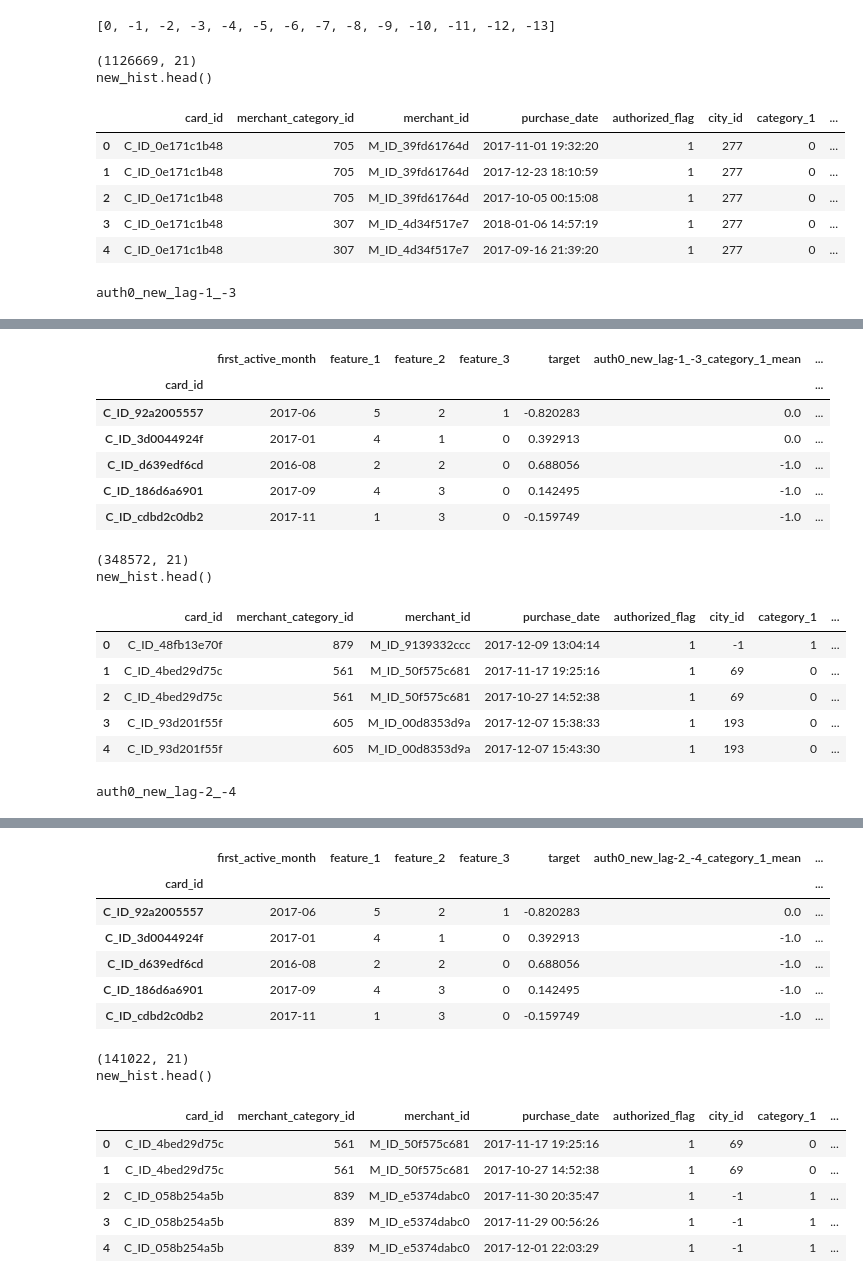
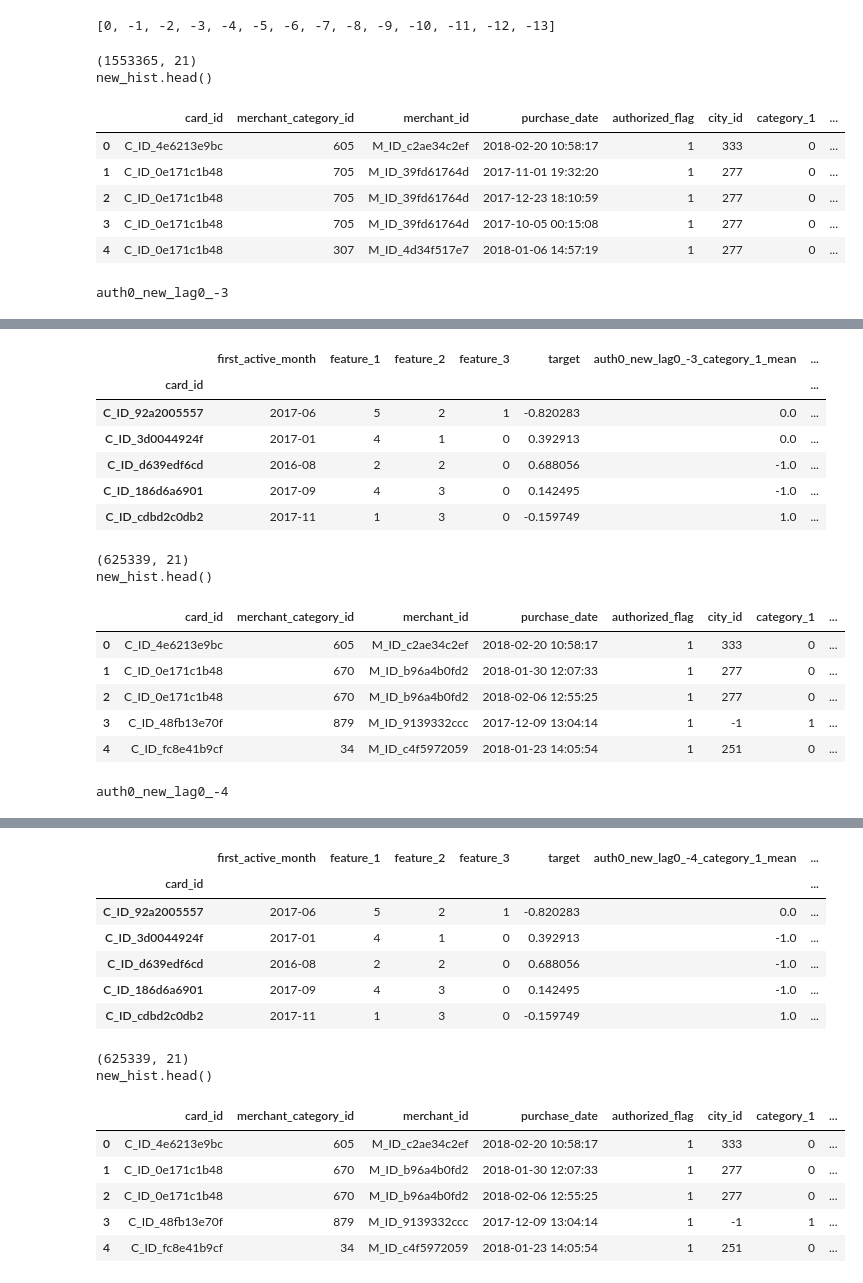
Before and after one commit to Chestnut1999/Elo-Recommendation-23place, a Jupyter notebook: jpy/170_elo_fe3_new_merchant.ipynb, the cells around one changed output, grey strips where cells are left out. Drawn from its saved outputs; the diff is of its cells as text; code cells hidden in the pictures.

```diff
--- a/jpy/170_elo_fe3_new_merchant.ipynb
+++ b/jpy/170_elo_fe3_new_merchant.ipynb
@@ -60,10 +60,12 @@ lag_list
 # %%
 df = auth1
 df = auth0
+fe_no = '_fe4'
 
 lag = 2
 
-lag1_list = np.arange(6) + 1
+# lag1_list = np.arange(6) + 1
+lag1_list = (np.zeros(6)).astype('int8')
 lag2_list = np.arange(6) + 3
 
 for num, (lag1, lag2) in enumerate(zip(lag1_list, lag2_list)):
@@ -206,7 +208,7 @@ for num, (lag1, lag2) in enumerate(zip(lag1_list, lag2_list)):
     #========================================================================
     # Save Feature
     #========================================================================
-    fname = f'{172+num}' + '_fe3'
+    fname = f'{172+num}' + fe_no
     ignore_features = ['unix_first_active_month', 'first_active_month', 'card_id', target]
 
     for col in df_train.columns:
@@ -225,12 +227,12 @@ for num, (lag1, lag2) in enumerate(zip(lag1_list, lag2_list)):
 #         utils.to_pkl_gzip(path = f'../season1_features/1_first_valid/{fname}_train_{col}@', obj=feat_train)
 #         utils.to_pkl_gzip(path = f'../season1_features/1_first_valid/{fname}_test_{col}@', obj=feat_test)
 # %% [output]
-(1126669, 21)
+(1553365, 21)
 new_hist.head()
 |  | card_id | merchant_category_id | merchant_id | purchase_date | authorized_flag | city_id | category_1 | ... |
-| 0 | C_ID_0e171c1b48 | 705 | M_ID_39fd61764d | 2017-11-01 19:32:20 | 1 | 277 | 0 | ... |
-| 1 | C_ID_0e171c1b48 | 705 | M_ID_39fd61764d | 2017-12-23 18:10:59 | 1 | 277 | 0 | ... |
-| 2 | C_ID_0e171c1b48 | 705 | M_ID_39fd61764d | 2017-10-05 00:15:08 | 1 | 277 | 0 | ... |
-| 3 | C_ID_0e171c1b48 | 307 | M_ID_4d34f517e7 | 2018-01-06 14:57:19 | 1 | 277 | 0 | ... |
-| 4 | C_ID_0e171c1b48 | 307 | M_ID_4d34f517e7 | 2017-09-16 21:39:20 | 1 | 277 | 0 | ... |
+| 0 | C_ID_4e6213e9bc | 605 | M_ID_c2ae34c2ef | 2018-02-20 10:58:17 | 1 | 333 | 0 | ... |
+| 1 | C_ID_0e171c1b48 | 705 | M_ID_39fd61764d | 2017-11-01 19:32:20 | 1 | 277 | 0 | ... |
+| 2 | C_ID_0e171c1b48 | 705 | M_ID_39fd61764d | 2017-12-23 18:10:59 | 1 | 277 | 0 | ... |
+| 3 | C_ID_0e171c1b48 | 705 | M_ID_39fd61764d | 2017-10-05 00:15:08 | 1 | 277 | 0 | ... |
+| 4 | C_ID_0e171c1b48 | 307 | M_ID_4d34f517e7 | 2018-01-06 14:57:19 | 1 | 277 | 0 | ... |
-auth0_new_lag-1_-3
+auth0_new_lag0_-3
@@ -243,16 +245,16 @@ auth0_new_lag-1_-3
-|  | first_active_month | feature_1 | feature_2 | feature_3 | target | auth0_new_lag-1_-3_category_1_mean | ... |
+|  | first_active_month | feature_1 | feature_2 | feature_3 | target | auth0_new_lag0_-3_category_1_mean | ... |
 | card_id |  |  |  |  |  |  | ... |
 | C_ID_92a2005557 | 2017-06 | 5 | 2 | 1 | -0.820283 | 0.0 | ... |
 | C_ID_3d0044924f | 2017-01 | 4 | 1 | 0 | 0.392913 | 0.0 | ... |
 | C_ID_d639edf6cd | 2016-08 | 2 | 2 | 0 | 0.688056 | -1.0 | ... |
 | C_ID_186d6a6901 | 2017-09 | 4 | 3 | 0 | 0.142495 | -1.0 | ... |
-| C_ID_cdbd2c0db2 | 2017-11 | 1 | 3 | 0 | -0.159749 | -1.0 | ... |
+| C_ID_cdbd2c0db2 | 2017-11 | 1 | 3 | 0 | -0.159749 | 1.0 | ... |
-(348572, 21)
+(625339, 21)
 new_hist.head()
 |  | card_id | merchant_category_id | merchant_id | purchase_date | authorized_flag | city_id | category_1 | ... |
-| 0 | C_ID_48fb13e70f | 879 | M_ID_9139332ccc | 2017-12-09 13:04:14 | 1 | -1 | 1 | ... |
-| 1 | C_ID_4bed29d75c | 561 | M_ID_50f575c681 | 2017-11-17 19:25:16 | 1 | 69 | 0 | ... |
-| 2 | C_ID_4bed29d75c | 561 | M_ID_50f575c681 | 2017-10-27 14:52:38 | 1 | 69 | 0 | ... |
-| 3 | C_ID_93d201f55f | 605 | M_ID_00d8353d9a | 2017-12-07 15:38:33 | 1 | 193 | 0 | ... |
-| 4 | C_ID_93d201f55f | 605 | M_ID_00d8353d9a | 2017-12-07 15:43:30 | 1 | 193 | 0 | ... |
+| 0 | C_ID_4e6213e9bc | 605 | M_ID_c2ae34c2ef | 2018-02-20 10:58:17 | 1 | 333 | 0 | ... |
+| 1 | C_ID_0e171c1b48 | 670 | M_ID_b96a4b0fd2 | 2018-01-30 12:07:33 | 1 | 277 | 0 | ... |
+| 2 | C_ID_0e171c1b48 | 670 | M_ID_b96a4b0fd2 | 2018-02-06 12:55:25 | 1 | 277 | 0 | ... |
+| 3 | C_ID_48fb13e70f | 879 | M_ID_9139332ccc | 2017-12-09 13:04:14 | 1 | -1 | 1 | ... |
+| 4 | C_ID_fc8e41b9cf | 34 | M_ID_c4f5972059 | 2018-01-23 14:05:54 | 1 | 251 | 0 | ... |
-auth0_new_lag-2_-4
+auth0_new_lag0_-4
@@ -265,15 +267,15 @@ auth0_new_lag-2_-4
-|  | first_active_month | feature_1 | feature_2 | feature_3 | target | auth0_new_lag-2_-4_category_1_mean | ... |
+|  | first_active_month | feature_1 | feature_2 | feature_3 | target | auth0_new_lag0_-4_category_1_mean | ... |
 | card_id |  |  |  |  |  |  | ... |
 | C_ID_92a2005557 | 2017-06 | 5 | 2 | 1 | -0.820283 | 0.0 | ... |
 | C_ID_3d0044924f | 2017-01 | 4 | 1 | 0 | 0.392913 | -1.0 | ... |
 | C_ID_d639edf6cd | 2016-08 | 2 | 2 | 0 | 0.688056 | -1.0 | ... |
 | C_ID_186d6a6901 | 2017-09 | 4 | 3 | 0 | 0.142495 | -1.0 | ... |
-| C_ID_cdbd2c0db2 | 2017-11 | 1 | 3 | 0 | -0.159749 | -1.0 | ... |
+| C_ID_cdbd2c0db2 | 2017-11 | 1 | 3 | 0 | -0.159749 | 1.0 | ... |
-(141022, 21)
+(625339, 21)
 new_hist.head()
 |  | card_id | merchant_category_id | merchant_id | purchase_date | authorized_flag | city_id | category_1 | ... |
-| 0 | C_ID_4bed29d75c | 561 | M_ID_50f575c681 | 2017-11-17 19:25:16 | 1 | 69 | 0 | ... |
-| 1 | C_ID_4bed29d75c | 561 | M_ID_50f575c681 | 2017-10-27 14:52:38 | 1 | 69 | 0 | ... |
-| 2 | C_ID_058b254a5b | 839 | M_ID_e5374dabc0 | 2017-11-30 20:35:47 | 1 | -1 | 1 | ... |
-| 3 | C_ID_058b254a5b | 839 | M_ID_e5374dabc0 | 2017-11-29 00:56:26 | 1 | -1 | 1 | ... |
-| 4 | C_ID_058b254a5b | 839 | M_ID_e5374dabc0 | 2017-12-01 22:03:29 | 1 | -1 | 1 | ... |
+| 0 | C_ID_4e6213e9bc | 605 | M_ID_c2ae34c2ef | 2018-02-20 10:58:17 | 1 | 333 | 0 | ... |
+| 1 | C_ID_0e171c1b48 | 670 | M_ID_b96a4b0fd2 | 2018-01-30 12:07:33 | 1 | 277 | 0 | ... |
+| 2 | C_ID_0e171c1b48 | 670 | M_ID_b96a4b0fd2 | 2018-02-06 12:55:25 | 1 | 277 | 0 | ... |
+| 3 | C_ID_48fb13e70f | 879 | M_ID_9139332ccc | 2017-12-09 13:04:14 | 1 | -1 | 1 | ... |
+| 4 | C_ID_fc8e41b9cf | 34 | M_ID_c4f5972059 | 2018-01-23 14:05:54 | 1 | 251 | 0 | ... |
```
Also changed, not shown: parts of 2 cells of this notebook, 37 other files.
